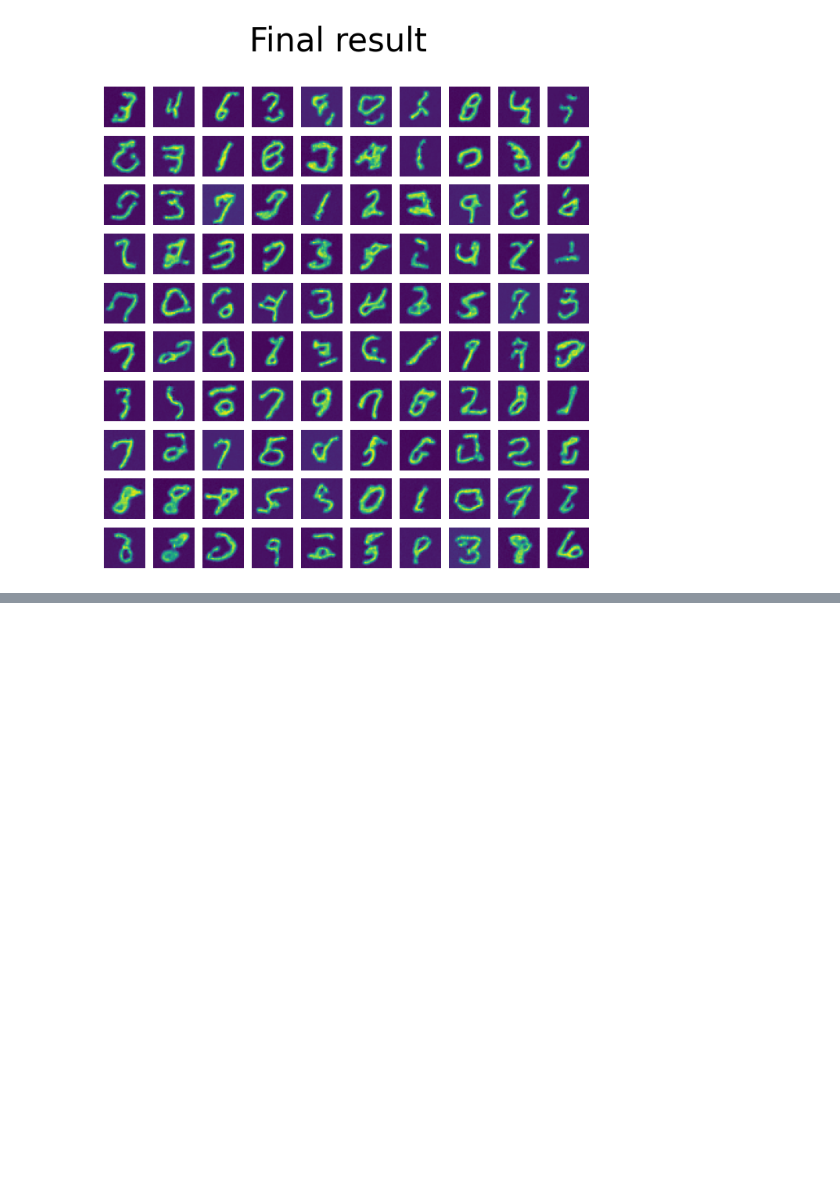
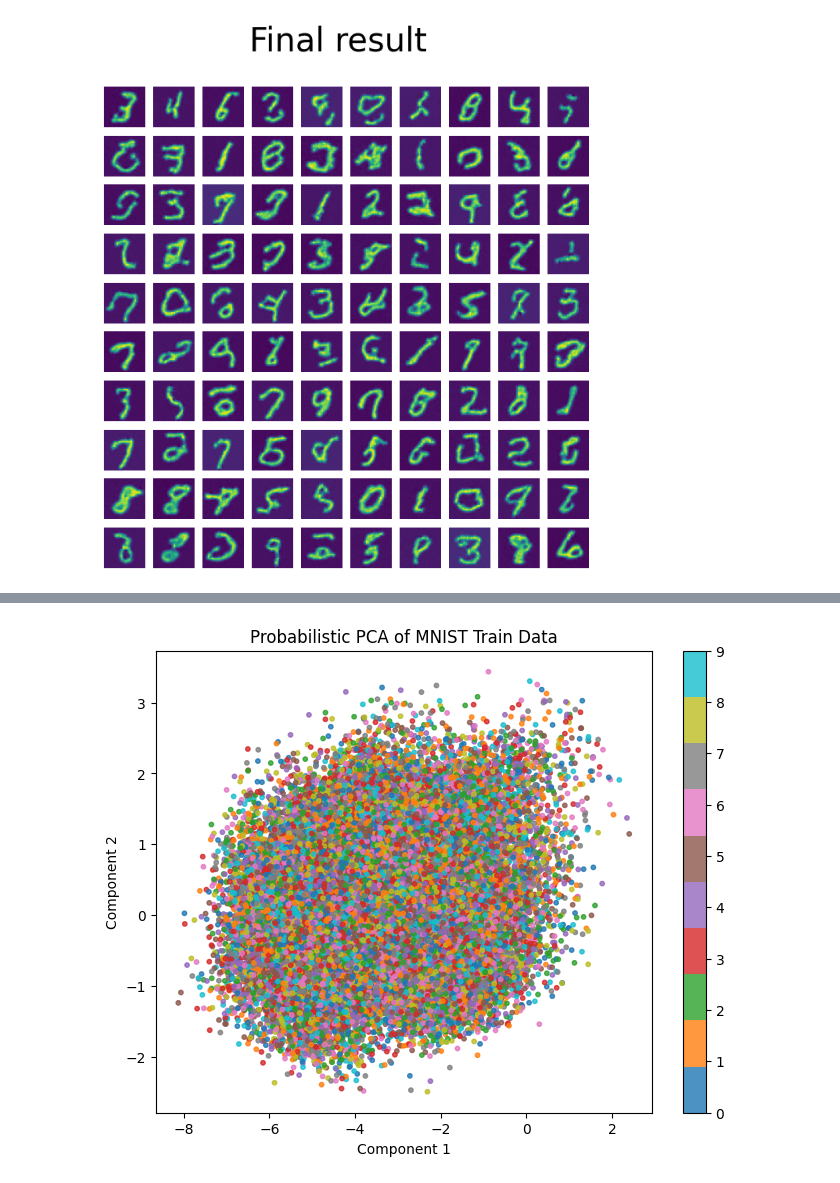
Before and after one commit to Clarkdrengen/PML_2023, a Jupyter notebook: pytorch-mnist-VAE.ipynb, the cells around one changed output, grey strips where cells are left out. Drawn from its saved outputs; the diff is of its cells as text; code cells hidden in the pictures; blank space fills up the shorter version.

```diff
--- a/pytorch-mnist-VAE.ipynb
+++ b/pytorch-mnist-VAE.ipynb
@@ -790,0 +836,25 @@ show_images_rescale(generated, "Final result")
+# %%
+def train_probabilistic_pca(train_data, n_components, learning_rate, num_epochs):
+    model = ProbabilisticPCA(n_components)
+    optimizer = torch.optim.Adam(model.parameters(), lr=learning_rate)
+
+    for epoch in range(num_epochs):
+        Z = model(train_data)
+        reconstruction = model.reconstruct(Z)
+        loss = torch.mean(torch.square(train_data - reconstruction))
+
+        optimizer.zero_grad()
+        loss.backward()
+        optimizer.step()
+
+        if (epoch + 1) % 10 == 0:
+            print(f'Epoch [{epoch + 1}/{num_epochs}], Loss: {loss.item():.4f}')
+
+    return model
+# %%
+n_components = 50
+learning_rate = 0.01
+num_epochs = 100
+
+model = train_probabilistic_pca(train_data_matrix, n_components, learning_rate, num_epochs)
+train_data_reduced = model(train_data_matrix).detach().numpy()
@@ -790,0 +872,17 @@ show_images_rescale(generated, "Final result")
+# %%
+def plot_reduced_data(data, labels, title):
+    plt.figure(figsize=(8, 6))
+    scatter = plt.scatter(data[:, 0], data[:, 1], c=labels, cmap='tab10', s=10, alpha=0.8)
+    plt.title(title)
+    plt.xlabel('Component 1')
+    plt.ylabel('Component 2')
+    plt.colorbar(scatter)
+    plt.show()
+
+# Get the labels for the training data
+train_labels = trainset.targets.numpy()
+
+# Plot the reduced training data
+plot_reduced_data(train_data_reduced, train_labels, 'Probabilistic PCA of MNIST Train Data')
+# %% [output]
+[figure, added]
```
Also changed, not shown: parts of 14 cells of this notebook.
